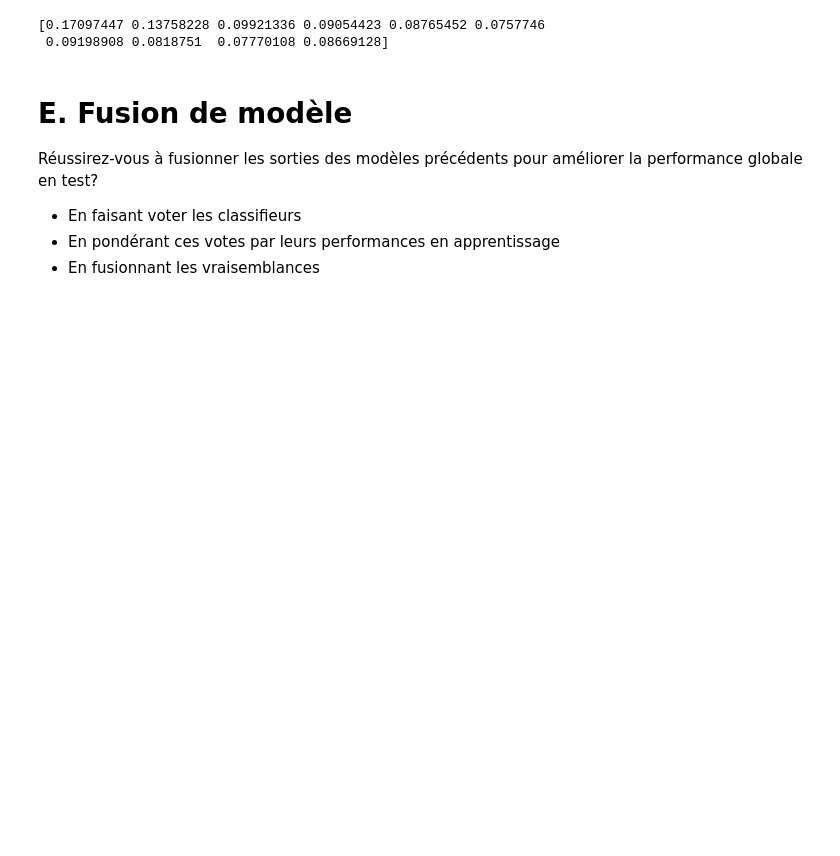
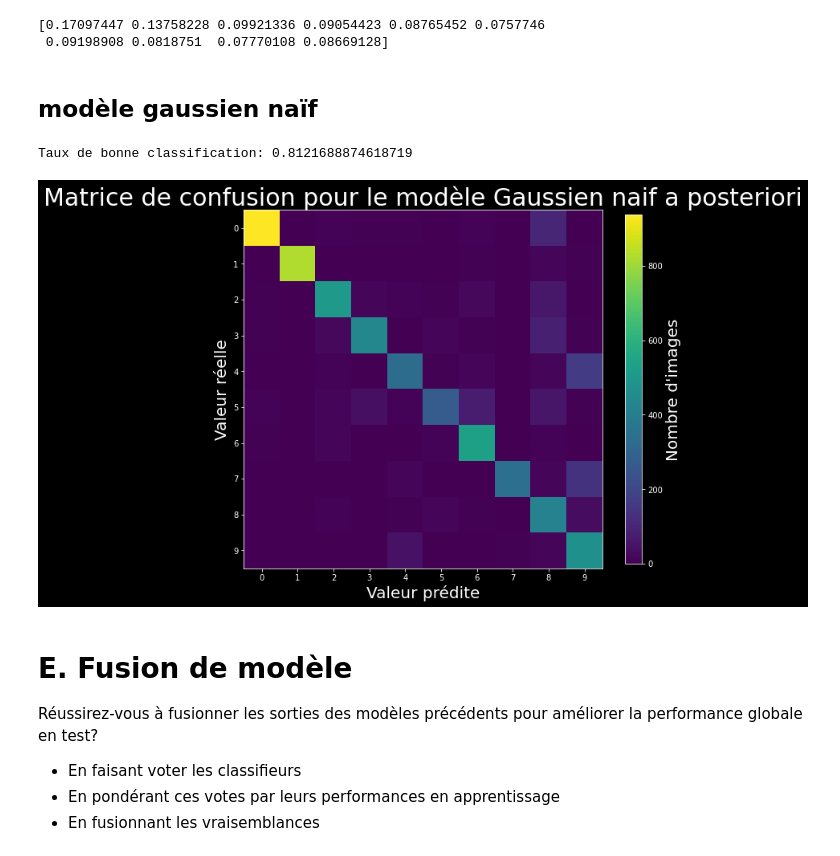
Before and after one commit to White-On/MAPSI_TME_2022, a Jupyter notebook: TME3/enonce-2020/tme3.ipynb, the cells around one changed output. Saved outputs shown, nothing was run; the diff lists cells and outputs as text; code cells hidden in the pictures; blank space fills up the shorter version.

```diff
--- a/TME3/enonce-2020/tme3.ipynb
+++ b/TME3/enonce-2020/tme3.ipynb
@@ -568,6 +599,36 @@ print(p)
 # %% [output]
 [0.17097447 0.13758228 0.09921336 0.09054423 0.08765452 0.0757746
  0.09198908 0.0818751  0.07770108 0.08669128]
+# %% [markdown]
+## modèle gaussien naïf
+# %%
+def classify_image_posteriori(img, mu, sig, p, defeps=1e-5):
+    tab = np.array([log_likelihood(img, mu[i], sig[i],defeps) for i in range(10)])
+    # en supposant que les probabilités a priori sont connues
+    return np.argmax(tab + np.log(p))
+
+def classify_all_images_posteriori(X, mu, sig, p, defeps=1e-5):
+    return [classify_image_posteriori(X[i],mu,sig,p,defeps) for i in range (len(X))]
+
+
+Y_train_hat_post = classify_all_images_posteriori(X_train, mu, sig, p, -1)
+matConfGaussNaifPost = matrice_confusion(Y_train, Y_train_hat_post)
+
+print("Taux de bonne classification: {}".format(np.where(Y_train == Y_train_hat_post, 1, 0).mean()))
+
+plt.figure(figsize=(10,10))
+plt.imshow(matConfGaussNaifPost)
+plt.title("Matrice de confusion pour le modèle Gaussien naif a posteriori",fontdict={'fontsize': 30})
+plt.xlabel("Valeur prédite",fontdict={'fontsize': 20})
+plt.ylabel("Valeur réelle",fontdict={'fontsize': 20})
+plt.xticks(range(10),range(10))
+plt.yticks(range(10),range(10))
+colorBar = plt.colorbar(shrink=0.8, pad=0.05)
+colorBar.set_label("Nombre d'images",fontsize=20)
+plt.show()
+# %% [output]
+Taux de bonne classification: 0.8121688874618719
+[figure, added]
 # %% [markdown]
 # E. Fusion de modèle
 
```
Also changed, not shown: parts of 10 cells of this notebook.
